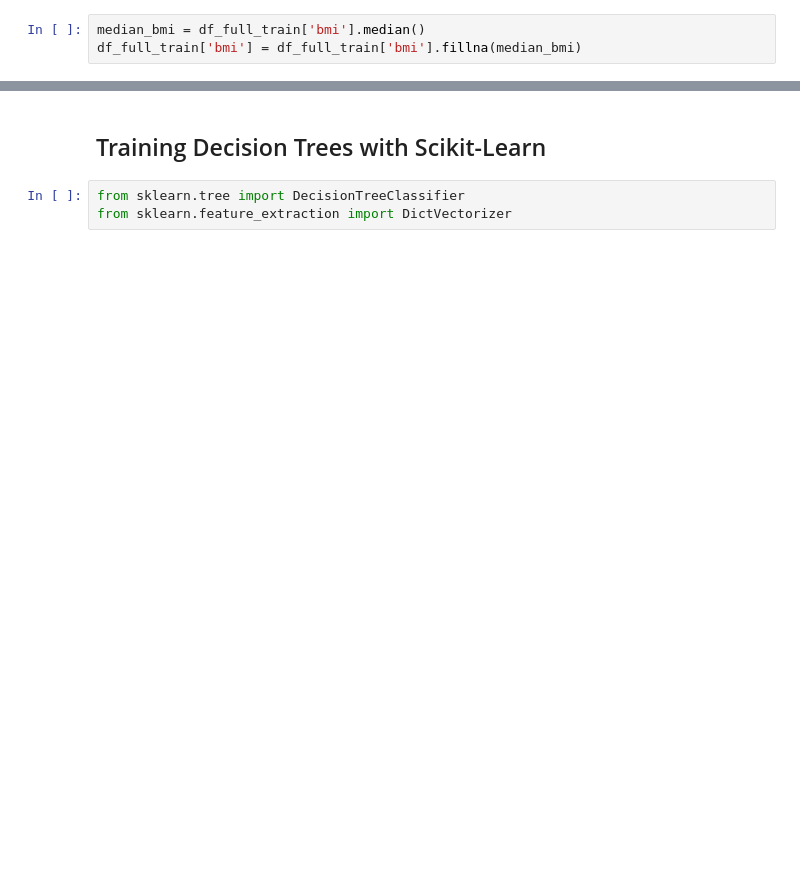
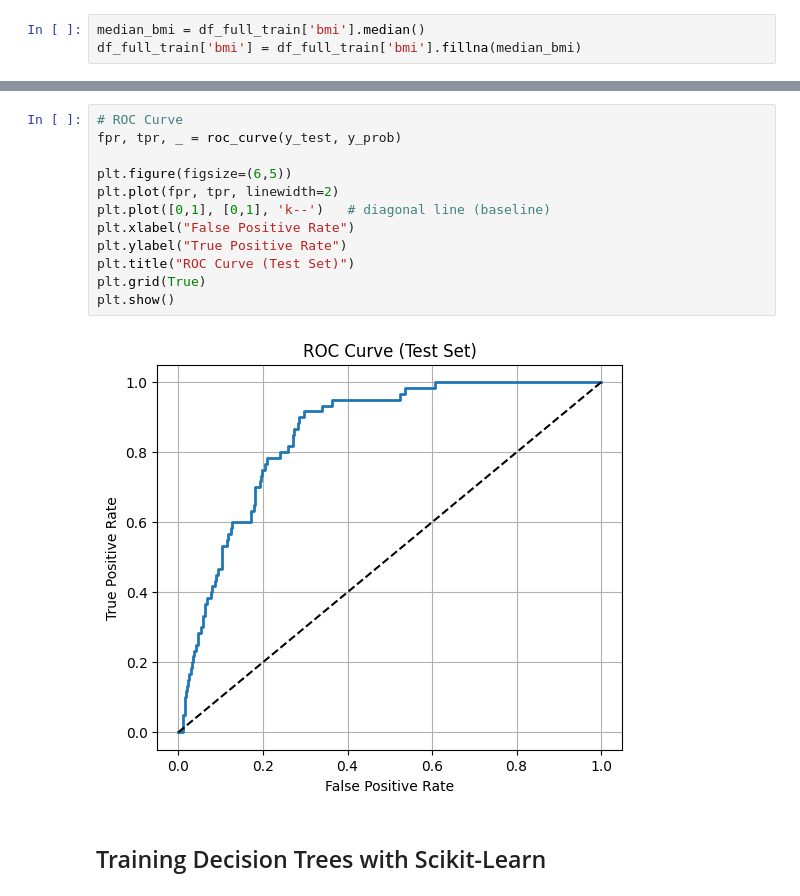
Before and after one commit to Tejanshu9/stroke-risk-prediction, a Jupyter notebook: notebook.ipynb, the cells around one changed output, grey strips where cells are left out. Drawn from its saved outputs; the diff is of its cells as text; blank space fills up the shorter version.

Commit message:
Switch to Decision Tree model and update API

```diff
--- a/notebook.ipynb
+++ b/notebook.ipynb
@@ -608,8 +551,19 @@ Confusion Matrix:
+# %%
+# ROC Curve
+fpr, tpr, _ = roc_curve(y_test, y_prob)
+
+plt.figure(figsize=(6,5))
+plt.plot(fpr, tpr, linewidth=2)
+plt.plot([0,1], [0,1], 'k--')   # diagonal line (baseline)
+plt.xlabel("False Positive Rate")
+plt.ylabel("True Positive Rate")
+plt.title("ROC Curve (Test Set)")
+plt.grid(True)
+plt.show()
+# %% [output]
+[figure, added]
 # %% [markdown]
 ## Training Decision Trees with Scikit-Learn
-# %%
-from sklearn.tree import DecisionTreeClassifier
-from sklearn.feature_extraction import DictVectorizer
 # %%
 # ============================================
 #  IMPORTS
```
Also changed, not shown: parts of 17 cells of this notebook, 3 other files.
